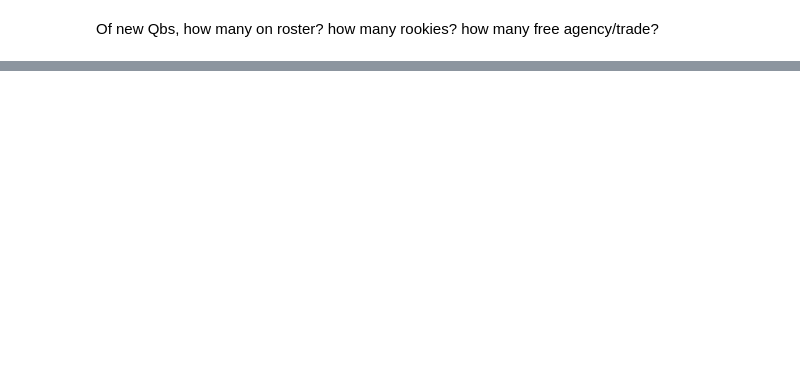
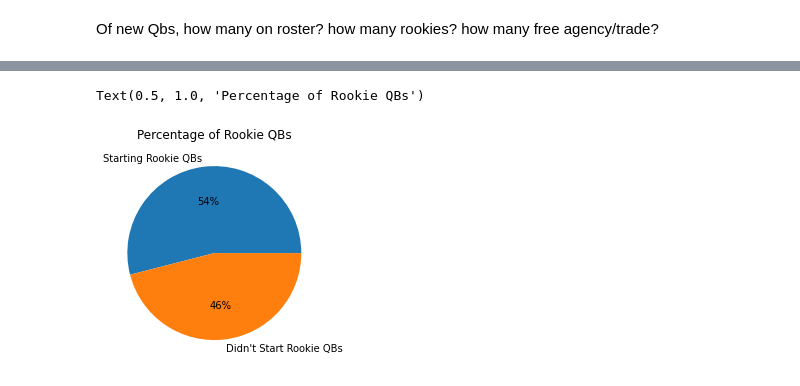
Before and after one commit to rksmith56/rksmith56.github.io, a Jupyter notebook: mainsource.ipynb, the cells around one changed output, grey strips where cells are left out. Drawn from its saved outputs; the diff is of its cells as text; code cells hidden in the pictures; blank space fills up the shorter version.

```diff
--- a/mainsource.ipynb
+++ b/mainsource.ipynb
@@ -351,0 +392,7 @@ newQbs
+# %%
+#Splits the dataframe based on which teams have new QBs the next year
+newQbs = low_years_frame_ls[(low_years_frame_ls['CurrentQB']) != (low_years_frame_ls['NextYearQB'])]
+#Resets the index
+newQbs = newQbs.reset_index(drop=True)
+#Prints only the teams with next QBs
+newQbs
@@ -351,0 +414,16 @@ newQbs
+# %%
+i = 0
+#Loops through the new table
+while i <= len(newQbs.index) - 1:
+    #Crafts URL for next year's roster
+    urlNext = "https://www.pro-football-reference.com/teams/" +  teamnamedict[str(newQbs["Tm"].iloc[i])] + "/" + str(newQbs["Year"].iloc[i] + 1) + "_roster.htm"
+    #Pulls roster table
+    Nexttab = pd.read_html(urlNext)[0]
+    #Checks if the starting QB is a rookie, sets True or False
+    if Nexttab['Yrs'][1] == "Rook":
+        newQbs.loc[i ,'StartedRookieQB'] = True
+    else:
+        newQbs.loc[i ,'StartedRookieQB'] = False
+    i = i + 1
+#Prints new table
+newQbs
@@ -351,0 +445,14 @@ newQbs
+# %%
+#Calculates the percentages of teams that started Rookie QBs versus not
+values = [round(((len((newQbs[newQbs['StartedRookieQB'] == True]).index)) / (len(newQbs.index))) * 100),
+round(((len((newQbs[newQbs['StartedRookieQB'] == False]).index)) / (len(newQbs.index))) * 100)]
+#Creates label list for piechart
+label = ['Starting Rookie QBs', 'Didn\'t Start Rookie QBs']
+
+#Plots piechart
+plt.pie(values, labels=label, autopct = '%0.0f%%')
+#Sets piechart table
+plt.title("Percentage of Rookie QBs")
+# %% [output]
+Text(0.5, 1.0, 'Percentage of Rookie QBs')
+[figure, added]
```
Also changed, not shown: parts of 15 cells of this notebook.
